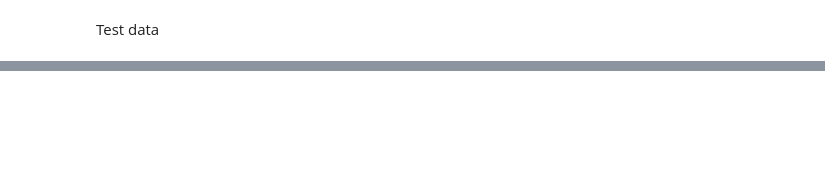
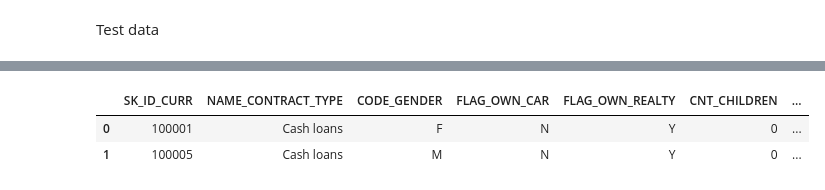
Before and after one commit to astelmashenko/ndml_capstone, a Jupyter notebook: Data_Merging.ipynb, the cells around one changed output, grey strips where cells are left out. Cells and saved outputs as stored; diff of their text form; code cells hidden in the pictures; blank space fills up the shorter version.

```diff
--- a/Data_Merging.ipynb
+++ b/Data_Merging.ipynb
@@ -209,11 +272,11 @@ app_test = app_test.merge(avg_POS_CASH_balance, how='left', on='SK_ID_CURR')
 # %%
 app_test = app_test.merge(credit_card_balance, how='left', on='SK_ID_CURR')
 # %%
-app_test = app_test.merge(avg_payments.reset_index(), how='left', on='SK_ID_CURR')
+app_test = app_test.merge(avg_payments, how='left', on='SK_ID_CURR')
 # %%
-app_test = app_test.merge(min_payments.reset_index(), how='left', on='SK_ID_CURR')
+#app_test = app_test.merge(min_payments, how='left', on='SK_ID_CURR')
 # %%
-app_test = app_test.merge(max_payments.reset_index(), how='left', on='SK_ID_CURR')
+#app_test = app_test.merge(max_payments, how='left', on='SK_ID_CURR')
 # %%
 app_test.shape
 # %% [output]
@@ -221,2 +284,8 @@ app_test.shape
 # %%
 app_test.to_csv('input/test.csv')
+# %%
+app_test.head(2)
+# %% [output]
+|  | SK_ID_CURR | NAME_CONTRACT_TYPE | CODE_GENDER | FLAG_OWN_CAR | FLAG_OWN_REALTY | CNT_CHILDREN | ... |
+| 0 | 100001 | Cash loans | F | N | Y | 0 | ... |
+| 1 | 100005 | Cash loans | M | N | Y | 0 | ... |
```
Also changed, not shown: parts of 31 cells of this notebook, 1 other file.
